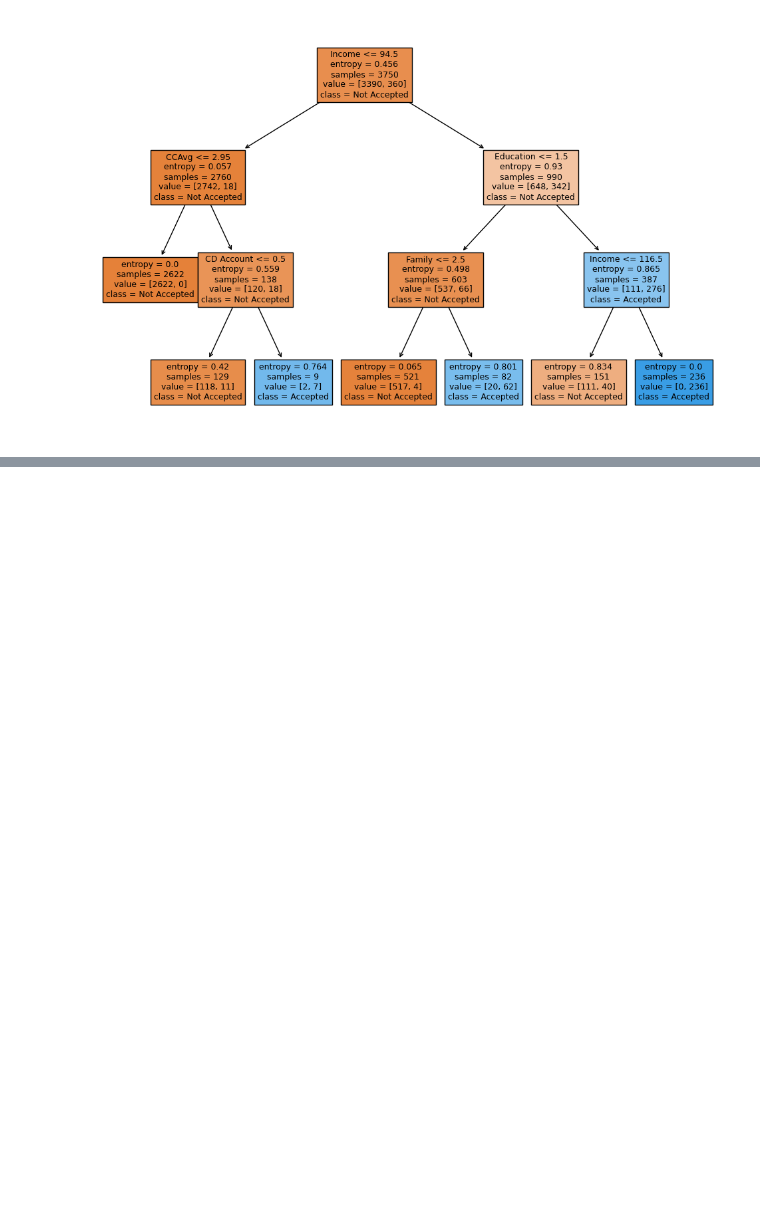
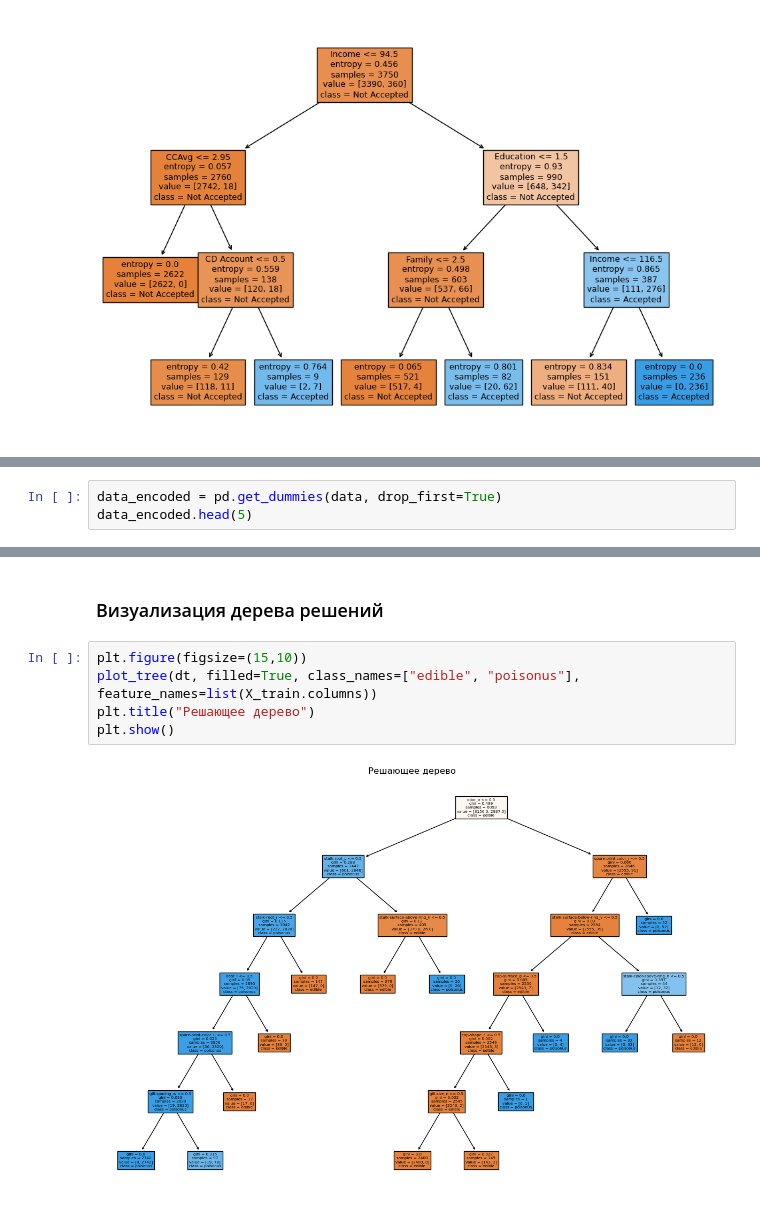
Before and after one commit to Nikolay-KY/big_data_02_24, a Jupyter notebook: day_07.ipynb, the cells around one changed output, grey strips where cells are left out. Saved outputs shown, nothing was run; the diff lists cells and outputs as text; blank space fills up the shorter version.

```diff
--- a/day_07.ipynb
+++ b/day_07.ipynb
@@ -44,0 +71,3 @@ plt.show()
+# %%
+data_encoded = pd.get_dummies(data, drop_first=True)
+data_encoded.head(5)
@@ -44,0 +144,9 @@ plt.show()
+# %% [markdown]
+### Визуализация дерева решений
+# %%
+plt.figure(figsize=(15,10))
+plot_tree(dt, filled=True, class_names=["edible", "poisonus"], feature_names=list(X_train.columns))
+plt.title("Решающее дерево")
+plt.show()
+# %% [output]
+[figure, added]
```
Also changed, not shown: parts of 23 cells of this notebook, 1 other file.
